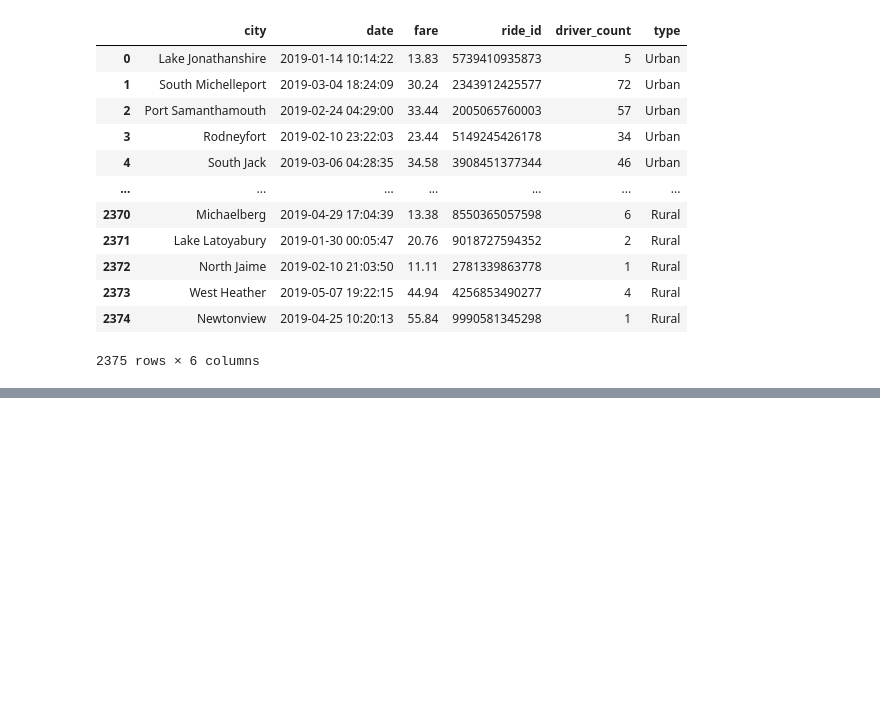
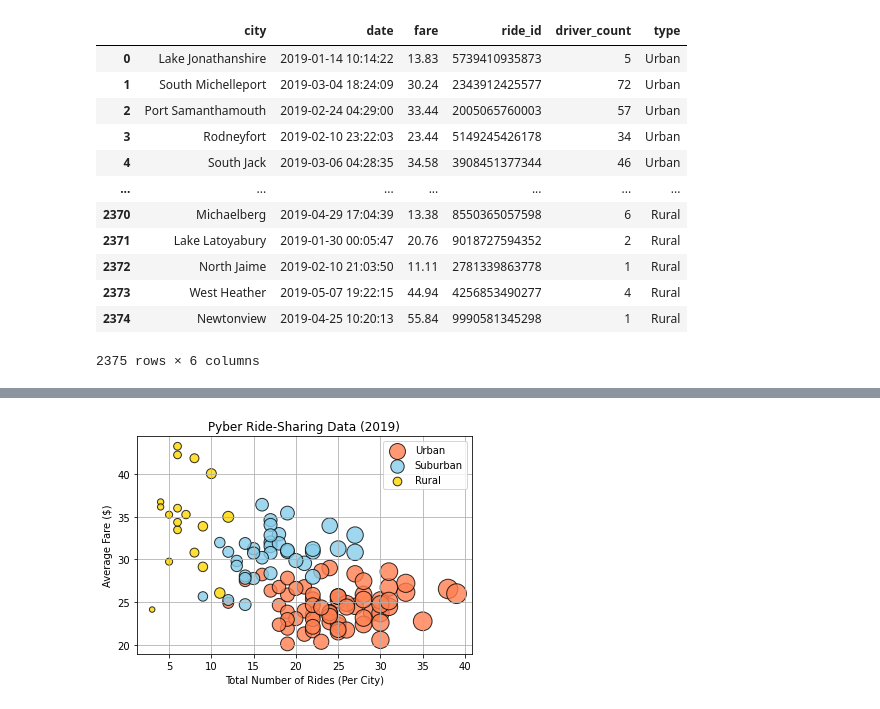
Before and after one commit to lnshewmo/PyBer_Analysis, a Jupyter notebook: PyBer.ipynb, the cells around one changed output, grey strips where cells are left out. Cells and saved outputs as stored; diff of their text form; code cells hidden in the pictures; blank space fills up the shorter version.

```diff
--- a/PyBer.ipynb
+++ b/PyBer.ipynb
@@ -127,0 +271,30 @@ pyber_df
+# %%
+# combine all the plots together by running the code together
+
+plt.scatter(urban_count, urban_avefare, s=10*urban_drivers, color="coral", alpha=0.8,
+           edgecolor="black", linewidths=1, label = "Urban" )
+plt.legend()
+plt.title("Pyber Ride-Sharing Data (2019)")
+plt.grid(True)
+plt.ylabel("Average Fare ($)")
+plt.xlabel("Total Number of Rides (Per City)")
+
+plt.scatter(suburban_count, suburban_avefare, s=10*suburban_drivers, color="skyblue", alpha=0.8,
+           edgecolor="black", linewidths=1, label = "Suburban" )
+plt.legend()
+plt.title("Pyber Ride-Sharing Data (2019)")
+plt.grid(True)
+plt.ylabel("Average Fare ($)")
+plt.xlabel("Total Number of Rides (Per City)")
+
+plt.scatter(rural_count, rural_avefare, s=10*rural_drivers, color="gold", alpha=0.8,
+           edgecolor="black", linewidths=1, label = "Rural" )
+plt.legend()
+plt.title("Pyber Ride-Sharing Data (2019)")
+plt.grid(True)
+plt.ylabel("Average Fare ($)")
+plt.xlabel("Total Number of Rides (Per City)")
+
+plt.show()
+# %% [output]
+[figure, added]
```
Also changed, not shown: parts of 13 cells of this notebook.
